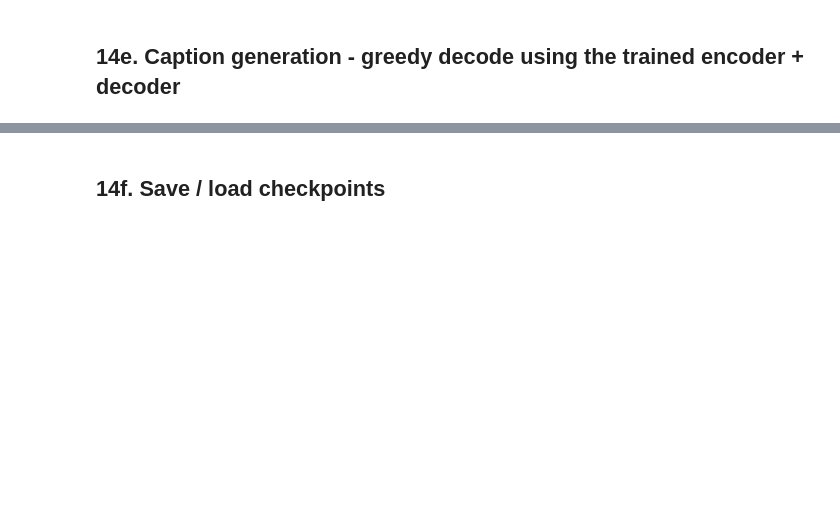
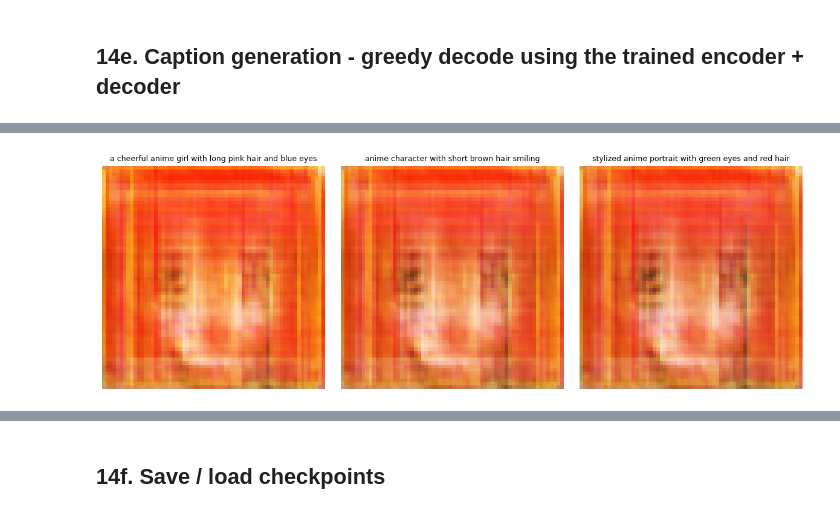
Before and after one commit to shamsi123/X-LXMERT-anime-implementation, a Jupyter notebook: xlxmert_implementation.ipynb, the cells around one changed output, grey strips where cells are left out. Saved outputs shown, nothing was run; the diff lists cells and outputs as text; code cells hidden in the pictures; blank space fills up the shorter version.

```diff
--- a/xlxmert_implementation.ipynb
+++ b/xlxmert_implementation.ipynb
@@ -894,0 +1305,40 @@ for i in range(min(4, len(val_ds))):
+# %%
+# === Test: generate an image from a free-form caption ===
+@torch.no_grad()
+def generate_image_from_caption(caption_str, ref_image=None):
+    """
+    Generates a 64x64 image conditioned on `caption_str`.
+    Needs a reference image because the encoder is multimodal (it expects both).
+    If ref_image is None we use a gray placeholder.
+    """
+    model.eval(); G.eval()
+
+    ids = torch.tensor([encode(caption_str)], dtype=torch.long, device=device)
+
+    if ref_image is None:
+        ref = torch.zeros(1, 3, ENC_IMAGE_SIZE, ENC_IMAGE_SIZE, device=device)
+    else:
+        ref = F.interpolate(ref_image.unsqueeze(0), size=ENC_IMAGE_SIZE,
+                            mode='bilinear', align_corners=False)
+
+    v_seq = to_8x8(model(ref, ids)['visual_seq'])
+    fake = G(v_seq)
+    img = ((fake[0].cpu().permute(1, 2, 0) + 1) / 2).clamp(0, 1).numpy()
+    return img
+
+
+# --- Try a few captions ---
+test_captions = [
+    "a cheerful anime girl with long pink hair and blue eyes",
+    "anime character with short brown hair smiling",
+    "stylized anime portrait with green eyes and red hair",
+]
+
+fig, axes = plt.subplots(1, len(test_captions), figsize=(4 * len(test_captions), 4))
+for ax, cap in zip(axes, test_captions):
+    img = generate_image_from_caption(cap)
+    ax.imshow(img); ax.axis('off')
+    ax.set_title(cap, fontsize=9, wrap=True)
+plt.tight_layout(); plt.show()
+# %% [output]
+[figure, added]
```
Also changed, not shown: parts of 27 cells of this notebook.
